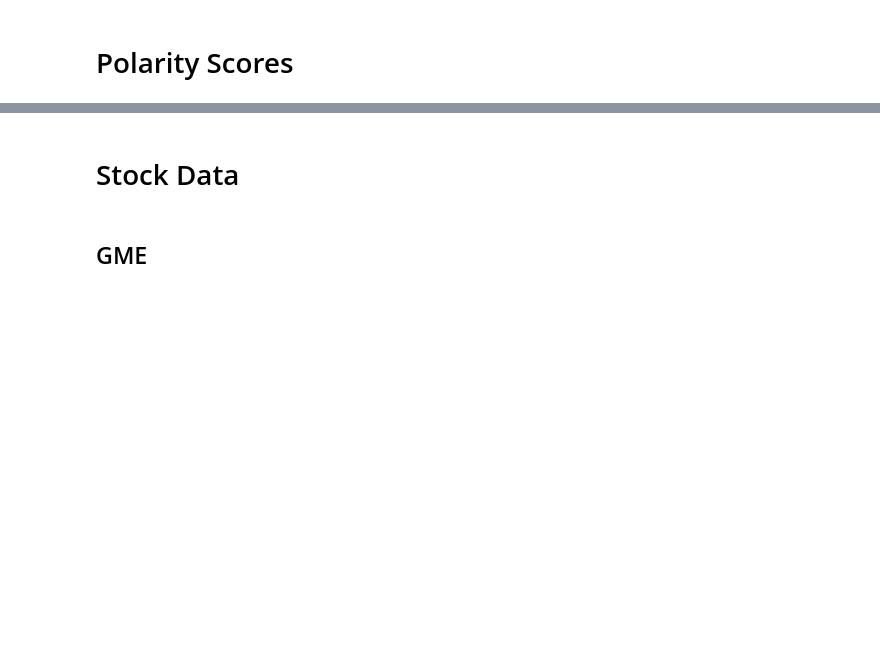
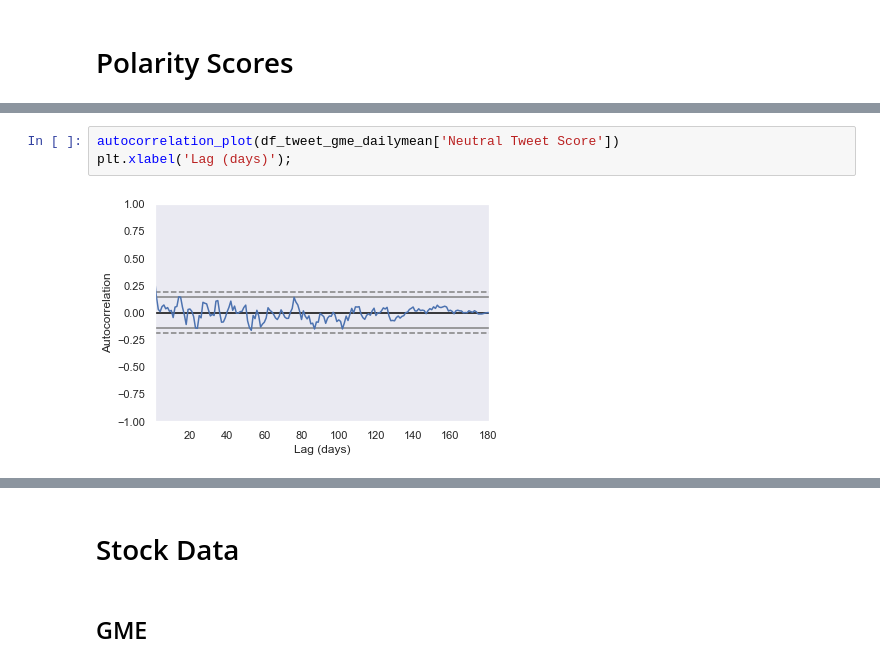
Before and after one commit to daanishali921/twitter_sentiment_stock_trend_predictor, a Jupyter notebook: scrap_book.ipynb, the cells around one changed output, grey strips where cells are left out. Drawn from its saved outputs; the diff is of its cells as text; blank space fills up the shorter version.

```diff
--- a/scrap_book.ipynb
+++ b/scrap_book.ipynb
@@ -250,0 +326,5 @@ df_tweet_gme
+# %%
+autocorrelation_plot(df_tweet_gme_dailymean['Neutral Tweet Score'])
+plt.xlabel('Lag (days)');
+# %% [output]
+[figure, added]
```
Also changed, not shown: parts of 99 cells of this notebook, 4 other files.
